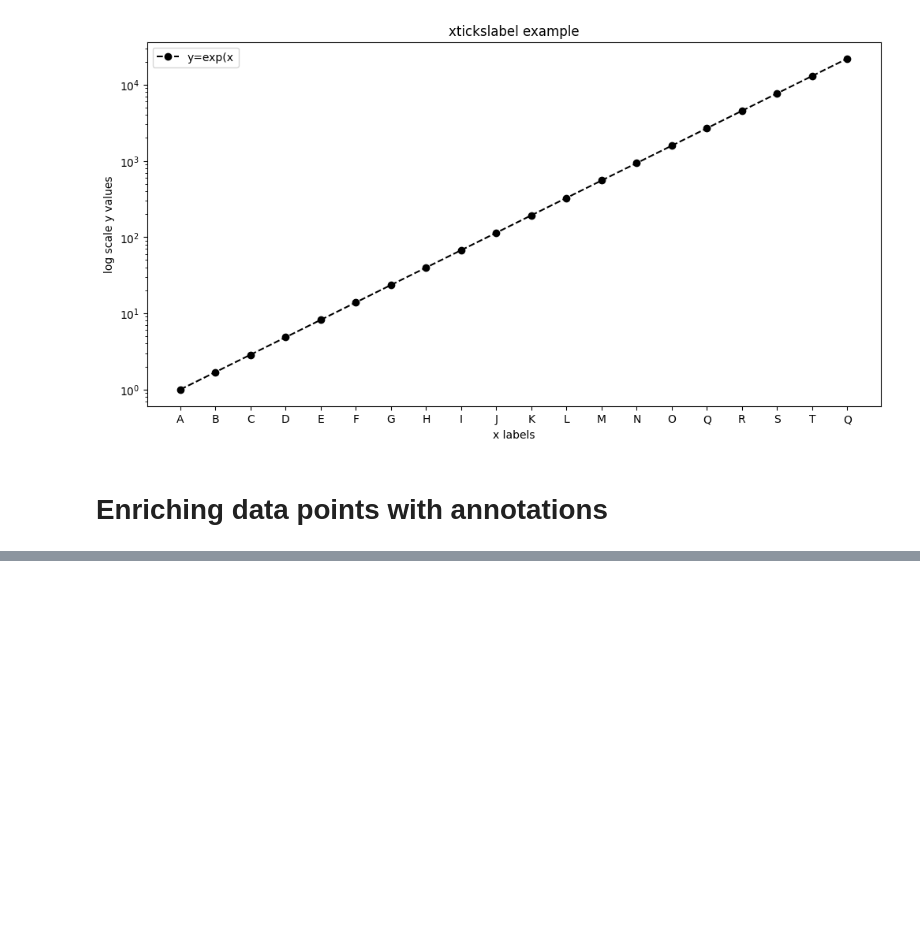
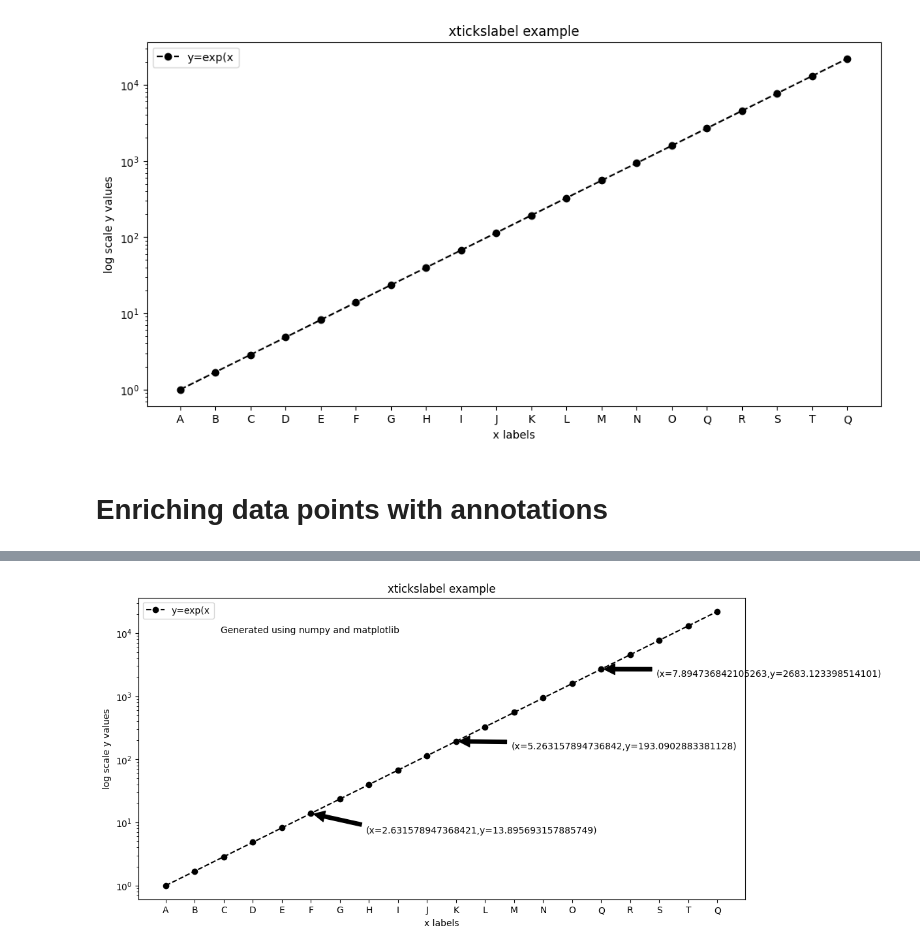
Before and after one commit to Jeffery77/Algo-Trading-Basics, a Jupyter notebook: chapter5/dataVIsualization.ipynb, the cells around one changed output, grey strips where cells are left out. Drawn from its saved outputs; the diff is of its cells as text; code cells hidden in the pictures; blank space fills up the shorter version.

```diff
--- a/chapter5/dataVIsualization.ipynb
+++ b/chapter5/dataVIsualization.ipynb
@@ -151,0 +169,12 @@ fig
+# %%
+for i in [5,10,15]:
+    s = '(x=' + str(x[i]) + ',y=' + str(y1[i]) +')'
+    ax.annotate(s,xy=(x[i],y1[i]),xytext=(x[i] + 1, y1[i]-5),
+    arrowprops = dict(facecolor='black',
+    shrink=0.05),
+    horizontalalignment ='left',
+    verticalalignment = 'top')
+
+fig
+# %% [output]
+[figure, added]
```
Also changed, not shown: parts of 12 cells of this notebook, 1 other file.
